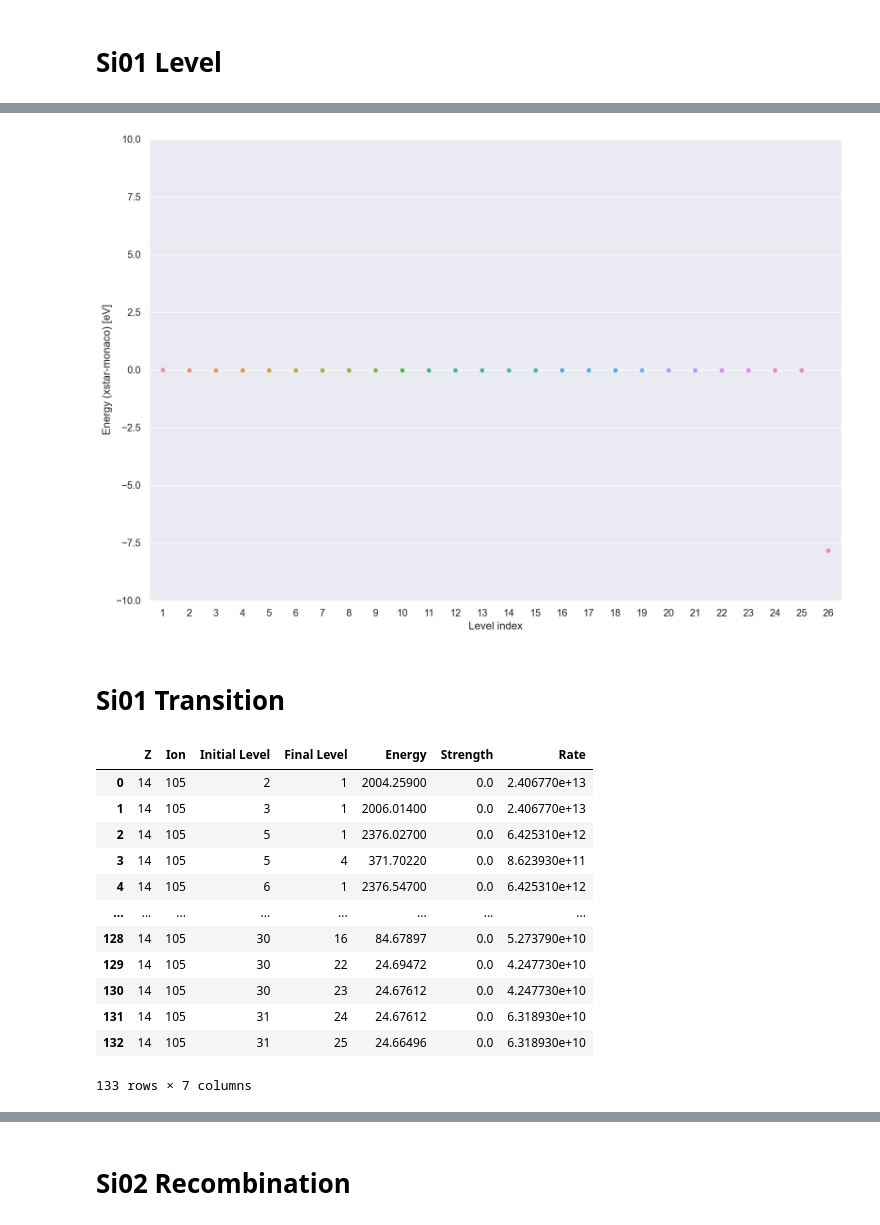
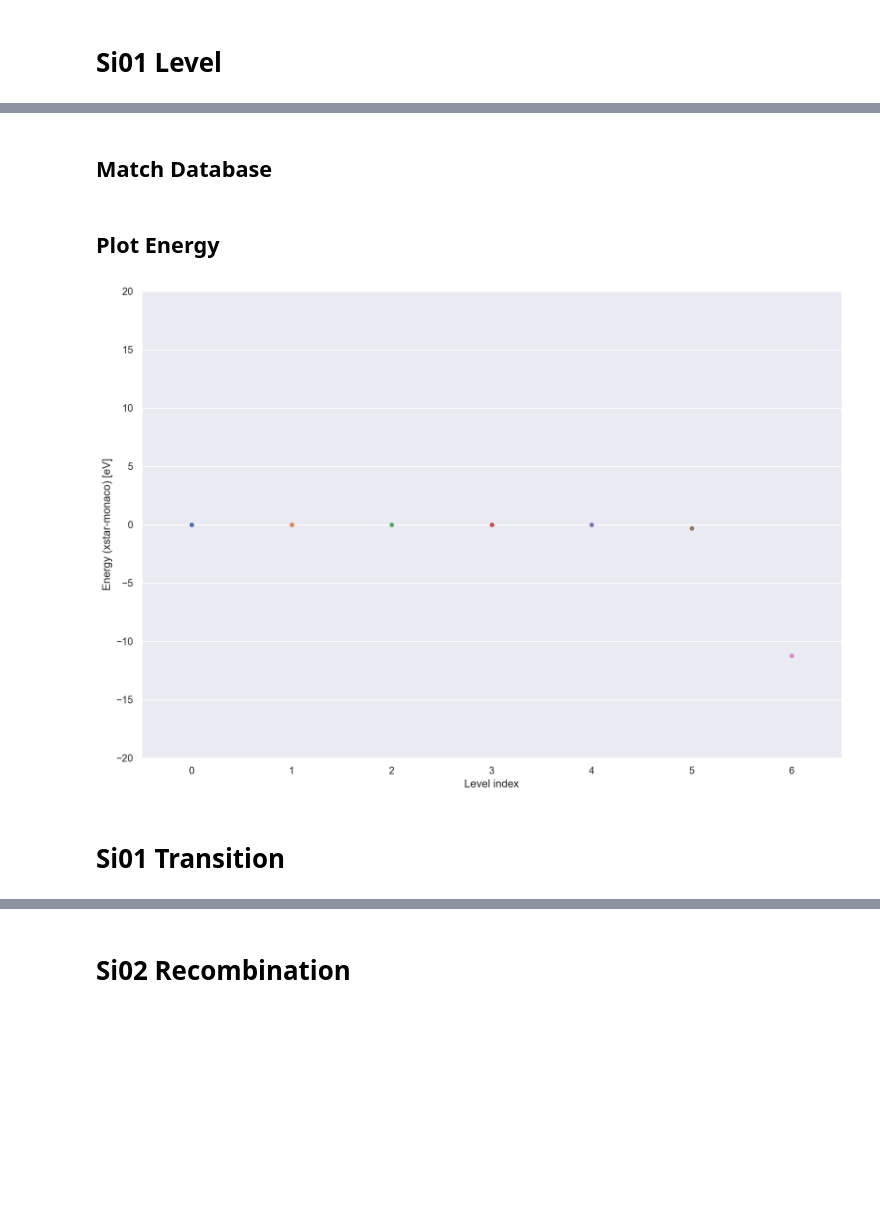
Before and after one commit to AtsushiTanimoto/AtomicDatabase, a Jupyter notebook: code/comparison/comparison.ipynb, the cells around one changed output, grey strips where cells are left out. Drawn from its saved outputs; the diff is of its cells as text; code cells hidden in the pictures; blank space fills up the shorter version.

```diff
--- a/code/comparison/comparison.ipynb
+++ b/code/comparison/comparison.ipynb
@@ -26,0 +64,11 @@ Xstar_Si01_Level.head()
+# %%
+Si01_Level_Index  = []
+Si01_Level_Energy = []
+Si01_Transition   = {}
+
+for i in range(10):
+    for j in range(len(Xstar_Si01_Level.index)-1):
+        if Monaco_Si01_Level["NL"][i]==(100*Xstar_Si01_Level["N"][j]+Xstar_Si01_Level["L"][j]) and Monaco_Si01_Level["2J"][i]==Xstar_Si01_Level["2J+1"][j]-1:
+            Si01_Level_Index  += [Monaco_Si01_Level["Level"][i]]
+            Si01_Level_Energy += [ Xstar_Si01_Level["Energy"][j]-Monaco_Si01_Level["Energy"][i]]
+            Si01_Transition[Xstar_Si01_Level["Level"][j]] = Monaco_Si01_Level["Level"][i]
@@ -68,9 +120,0 @@ Monaco_Si01_Level
-# %%
-Si01_Level_Index  = []
-Si01_Level_Energy = []
-
-for i in range(len(Xstar_Si01_Level.index)):
-    for j in range(len(Monaco_Si01_Level.index)):
-        if Xstar_Si01_Level["Level"][i]==Monaco_Si01_Level["Level"][j]:
-            Si01_Level_Index  += [Xstar_Si01_Level["Level"][i]]
-            Si01_Level_Energy += [Xstar_Si01_Level["Energy"][i]-Monaco_Si01_Level["Energy"][j]]
@@ -76,0 +123,4 @@ for i in range(len(Xstar_Si01_Level.index)):
+# %%
+Xstar_Si02_Level = read_csv("/Users/tanimoto/github/atomicdatabase/database/xstar/Si/Si02_Level.tsv",sep="\t")
+Xstar_Si02_Level.drop(columns=["Unnamed: 0", "Z", "Ion", "Electron", "Potential"], inplace=True)
+Xstar_Si02_Level.head()
@@ -77,33 +134,30 @@ for i in range(len(Xstar_Si01_Level.index)):
+# %% [markdown]
+## Match Database
+# %%
+Si02_Level_Index  = []
+Si02_Level_Energy = []
+Si02_Transition   = {}
+
+for i in range(7):
+    for j in range(6):
+        if Monaco_Si02_Level["NL"][i]==(100*Xstar_Si02_Level["N"][j]+Xstar_Si02_Level["L"][j]) and Monaco_Si02_Level["2J"][i]==Xstar_Si02_Level["2J+1"][j]-1:
+            Si02_Level_Index                             += [Monaco_Si02_Level["Level"][i]]
+            Si02_Level_Energy                            += [ Xstar_Si02_Level["Energy"][j]-Monaco_Si02_Level["Energy"][i]]
+            Si02_Transition[Xstar_Si02_Level["Level"][j]] = Monaco_Si02_Level["Level"][i]
+# %% [markdown]
+## Plot Energy
 # %%
 fi     = figure(figsize=(12,8),dpi=200)
 subplots_adjust(left=0.075, bottom=0.075, right=0.975, top=0.975)
-axis           ([0e+0,3e+1,-1e+1,+1e+1])
-swarmplot      (x=Si01_Level_Index, y=Si01_Level_Energy)
+axis           ([0e+0,3e+1,-2e+1,+2e+1])
+swarmplot      (x=Si02_Level_Index, y=Si02_Level_Energy)
 xlabel         ("Level index")
 ylabel         ("Energy (xstar-monaco) [eV]")
-savefig        ("/Users/tanimoto/github/atomicdatabase/figure/00.png")
+savefig        ("/Users/tanimoto/github/atomicdatabase/figure/02.png")
 # %% [output]
-[figure, old version]
+[figure, new version]
 # %% [markdown]
 # Si01 Transition
-# %%
-Xstar_Si01_Transition = read_csv("/Users/tanimoto/github/atomicdatabase/database/xstar/Si/Si01_Transition01.tsv",sep="\t")
-Xstar_Si01_Transition = Xstar_Si01_Transition.drop(columns="Unnamed: 0")
-Xstar_Si01_Transition
-# %% [output]
-|  | Z | Ion | Initial Level | Final Level | Energy | Strength | Rate |
-| 0 | 14 | 105 | 2 | 1 | 2004.25900 | 0.0 | 2.406770e+13 |
-| 1 | 14 | 105 | 3 | 1 | 2006.01400 | 0.0 | 2.406770e+13 |
-| 2 | 14 | 105 | 5 | 1 | 2376.02700 | 0.0 | 6.425310e+12 |
-| 3 | 14 | 105 | 5 | 4 | 371.70220 | 0.0 | 8.623930e+11 |
-| 4 | 14 | 105 | 6 | 1 | 2376.54700 | 0.0 | 6.425310e+12 |
-| ... | ... | ... | ... | ... | ... | ... | ... |
-| 128 | 14 | 105 | 30 | 16 | 84.67897 | 0.0 | 5.273790e+10 |
-| 129 | 14 | 105 | 30 | 22 | 24.69472 | 0.0 | 4.247730e+10 |
-| 130 | 14 | 105 | 30 | 23 | 24.67612 | 0.0 | 4.247730e+10 |
-| 131 | 14 | 105 | 31 | 24 | 24.67612 | 0.0 | 6.318930e+10 |
-| 132 | 14 | 105 | 31 | 25 | 24.66496 | 0.0 | 6.318930e+10 |
-133 rows × 7 columns
 # %%
 Initial_Level = []
 Final_Level   = []
```
Also changed, not shown: parts of 34 cells of this notebook, 7 other files.
